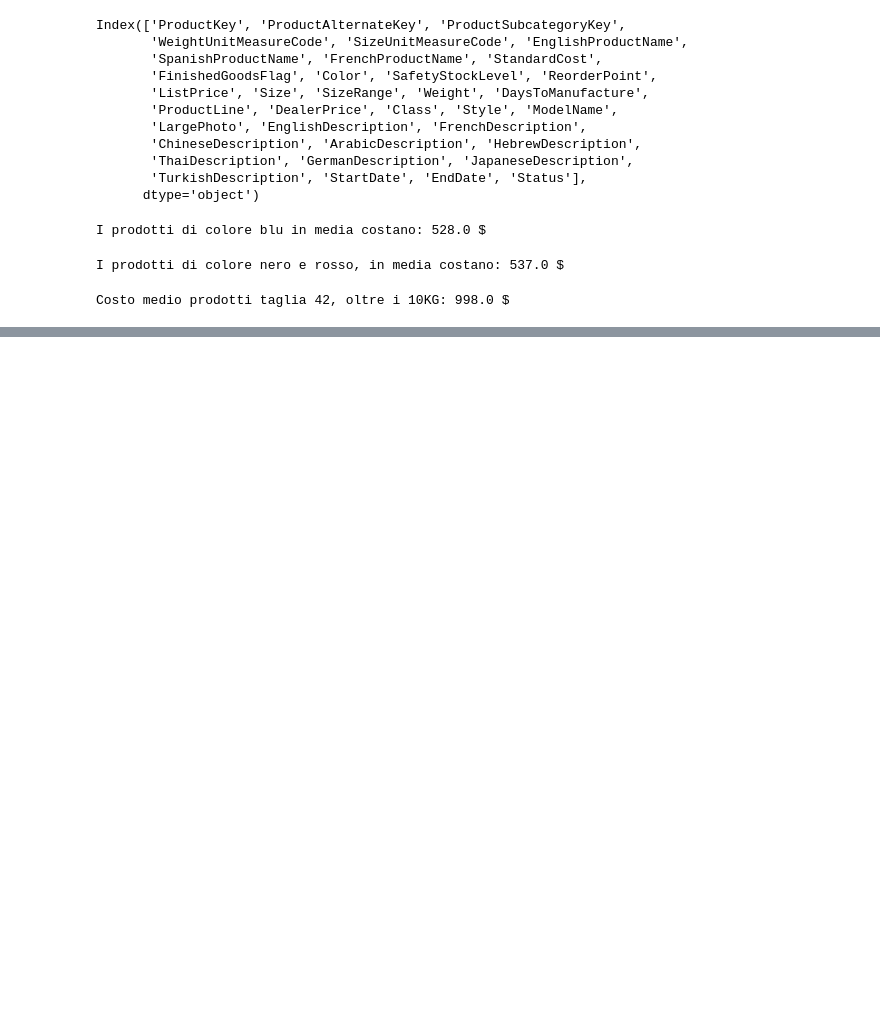
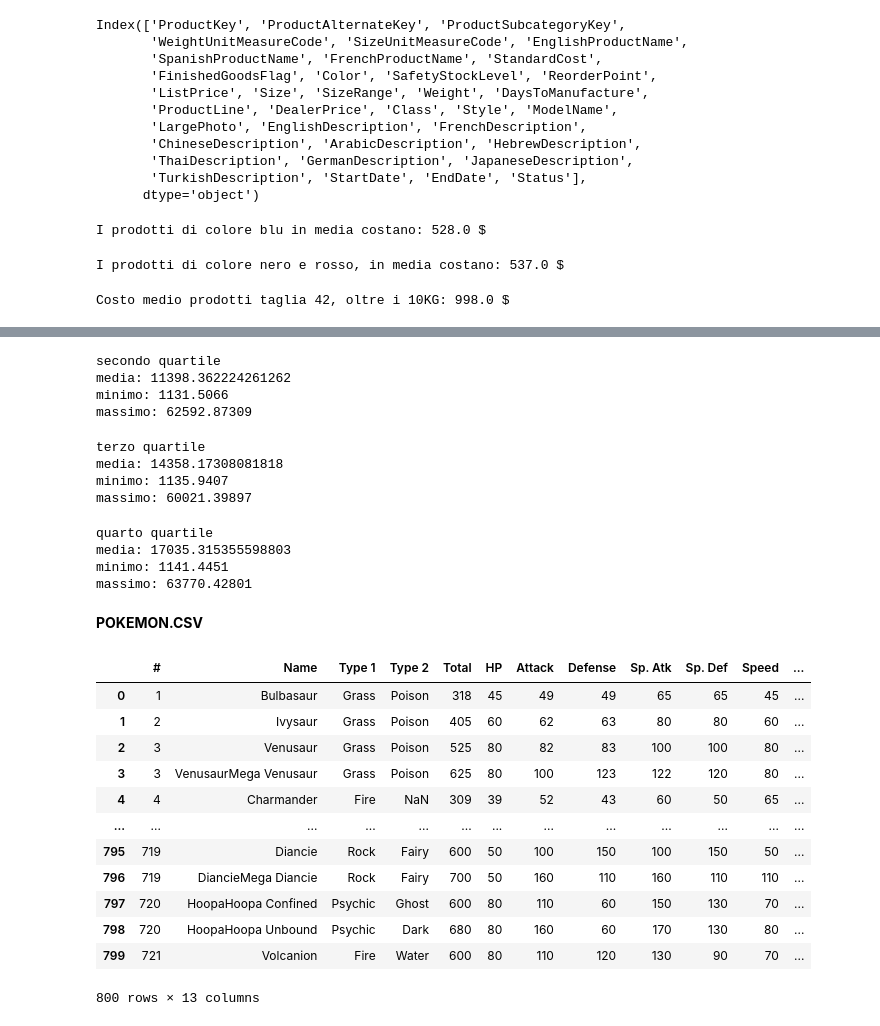
Before and after one commit to justinmag/PYTHON, a Jupyter notebook: w2/w2e2.ipynb, the cells around one changed output, grey strips where cells are left out. Cells and saved outputs as stored; diff of their text form; code cells hidden in the pictures; blank space fills up the shorter version.

```diff
--- a/w2/w2e2.ipynb
+++ b/w2/w2e2.ipynb
@@ -236,0 +446,67 @@ df_diff.plot()
+# %%
+c="25%"
+d="50%"
+
+filtro_bmi=(bmid[c]<ins.bmi) & (ins.bmi<bmid[d])    #filtro secondo quartile
+querybmi= ins.loc[filtro_bmi]                       #dal 25% al 50% di bmi
+print("secondo quartile")
+print("media:",querybmi.charges.mean())
+print("minimo:",querybmi.charges.min())
+print("massimo:",querybmi.charges.max())
+# %% [output]
+secondo quartile
+media: 11398.362224261262
+minimo: 1131.5066
+massimo: 62592.87309
+# %%
+e="50%"
+f="75%"
+
+filtro_bmi=(bmid[e]<ins.bmi) & (ins.bmi<bmid[f])
+querybmi= ins.loc[filtro_bmi]
+print("terzo quartile")
+print("media:",querybmi.charges.mean())
+print("minimo:",querybmi.charges.min())
+print("massimo:",querybmi.charges.max())
+# %% [output]
+terzo quartile
+media: 14358.17308081818
+minimo: 1135.9407
+massimo: 60021.39897
+# %%
+g="75%"
+h="max"
+
+filtro_bmi=(bmid[g]<ins.bmi) & (ins.bmi<bmid[h])
+querybmi= ins.loc[filtro_bmi]
+print("quarto quartile")
+print("media:",querybmi.charges.mean())
+print("minimo:",querybmi.charges.min())
+print("massimo:",querybmi.charges.max())
+# %% [output]
+quarto quartile
+media: 17035.315355598803
+minimo: 1141.4451
+massimo: 63770.42801
+# %% [markdown]
+**POKEMON.CSV**
+# %%
+dataset_path="../Jupyter/dati py epicode/archive/beginner_datasets/"   # connesione al dataset
+dataset_name="pokemon.csv"                                             #pokemon.csv
+path=dataset_path+dataset_name
+pok=pd.read_csv(path)
+pok
+# %% [output]
+|  | # | Name | Type 1 | Type 2 | Total | HP | Attack | Defense | Sp. Atk | Sp. Def | Speed | ... |
+| 0 | 1 | Bulbasaur | Grass | Poison | 318 | 45 | 49 | 49 | 65 | 65 | 45 | ... |
+| 1 | 2 | Ivysaur | Grass | Poison | 405 | 60 | 62 | 63 | 80 | 80 | 60 | ... |
+| 2 | 3 | Venusaur | Grass | Poison | 525 | 80 | 82 | 83 | 100 | 100 | 80 | ... |
+| 3 | 3 | VenusaurMega Venusaur | Grass | Poison | 625 | 80 | 100 | 123 | 122 | 120 | 80 | ... |
+| 4 | 4 | Charmander | Fire | NaN | 309 | 39 | 52 | 43 | 60 | 50 | 65 | ... |
+| ... | ... | ... | ... | ... | ... | ... | ... | ... | ... | ... | ... | ... |
+| 795 | 719 | Diancie | Rock | Fairy | 600 | 50 | 100 | 150 | 100 | 150 | 50 | ... |
+| 796 | 719 | DiancieMega Diancie | Rock | Fairy | 700 | 50 | 160 | 110 | 160 | 110 | 110 | ... |
+| 797 | 720 | HoopaHoopa Confined | Psychic | Ghost | 600 | 80 | 110 | 60 | 150 | 130 | 70 | ... |
+| 798 | 720 | HoopaHoopa Unbound | Psychic | Dark | 680 | 80 | 160 | 60 | 170 | 130 | 80 | ... |
+| 799 | 721 | Volcanion | Fire | Water | 600 | 80 | 110 | 120 | 130 | 90 | 70 | ... |
+800 rows × 13 columns
```
Also changed, not shown: parts of 37 cells of this notebook.
